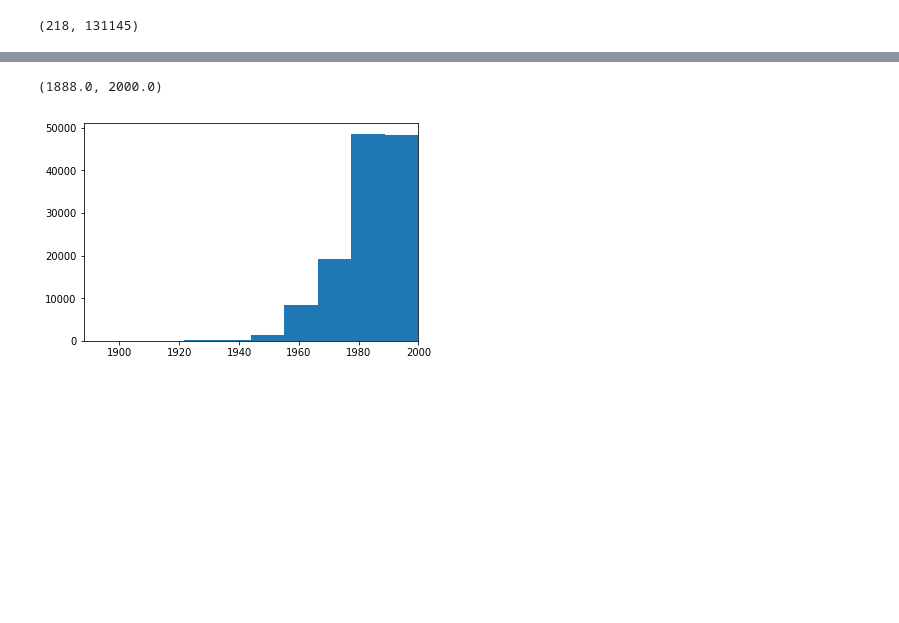
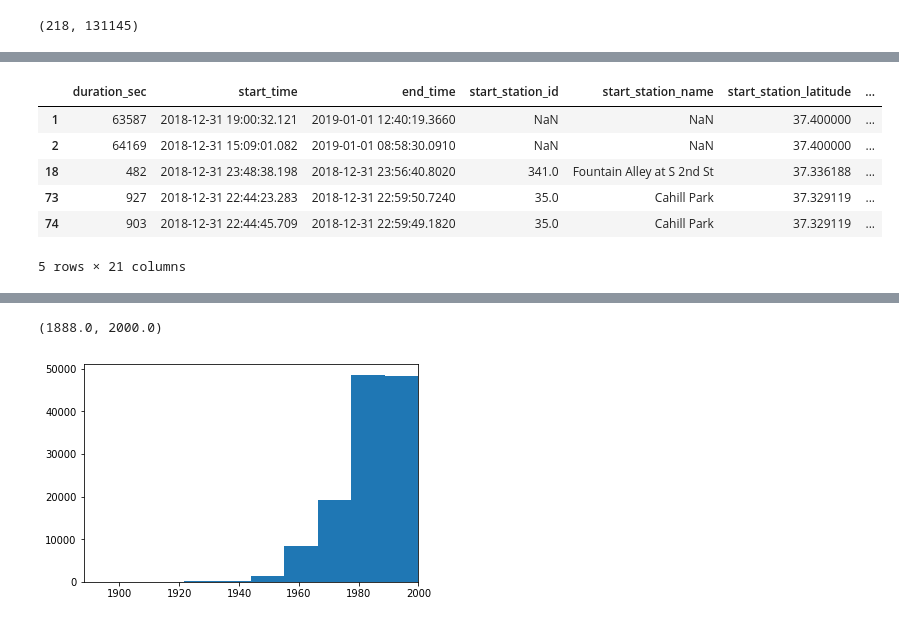
Before and after one commit to david-yang2/Capstone_Project, a Jupyter notebook: EDA.ipynb, the cells around one changed output, grey strips where cells are left out. Drawn from its saved outputs; the diff is of its cells as text; code cells hidden in the pictures; blank space fills up the shorter version.

```diff
--- a/EDA.ipynb
+++ b/EDA.ipynb
@@ -72,0 +83,11 @@ df[df.bike_id == 4267]
+# %%
+sj = model_city(df,3)
+sj.head(5)
+# %% [output]
+|  | duration_sec | start_time | end_time | start_station_id | start_station_name | start_station_latitude | ... |
+| 1 | 63587 | 2018-12-31 19:00:32.121 | 2019-01-01 12:40:19.3660 | NaN | NaN | 37.400000 | ... |
+| 2 | 64169 | 2018-12-31 15:09:01.082 | 2019-01-01 08:58:30.0910 | NaN | NaN | 37.400000 | ... |
+| 18 | 482 | 2018-12-31 23:48:38.198 | 2018-12-31 23:56:40.8020 | 341.0 | Fountain Alley at S 2nd St | 37.336188 | ... |
+| 73 | 927 | 2018-12-31 22:44:23.283 | 2018-12-31 22:59:50.7240 | 35.0 | Cahill Park | 37.329119 | ... |
+| 74 | 903 | 2018-12-31 22:44:45.709 | 2018-12-31 22:59:49.1820 | 35.0 | Cahill Park | 37.329119 | ... |
+5 rows × 21 columns
```
Also changed, not shown: parts of 6 cells of this notebook, 1 other file.
